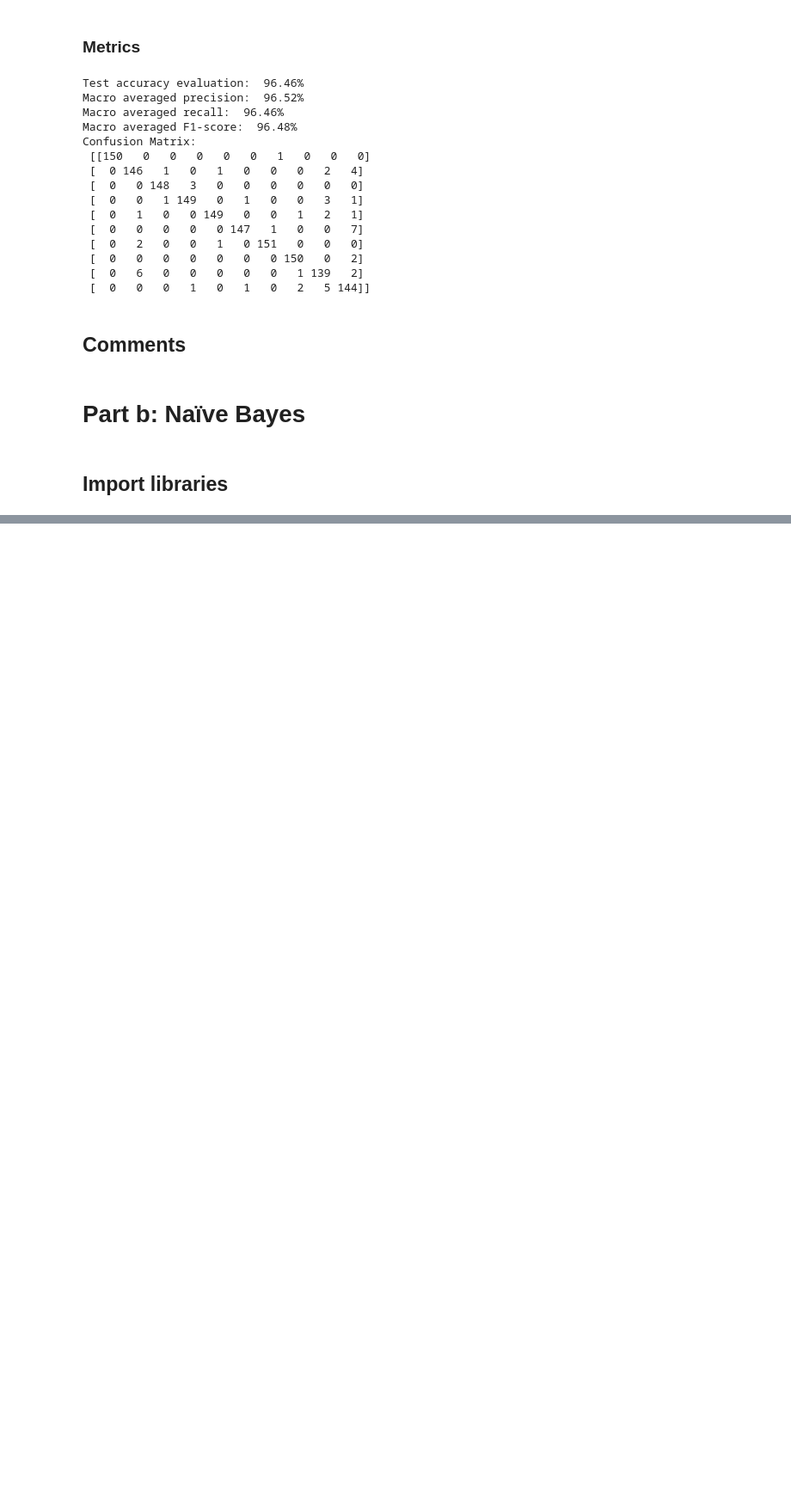
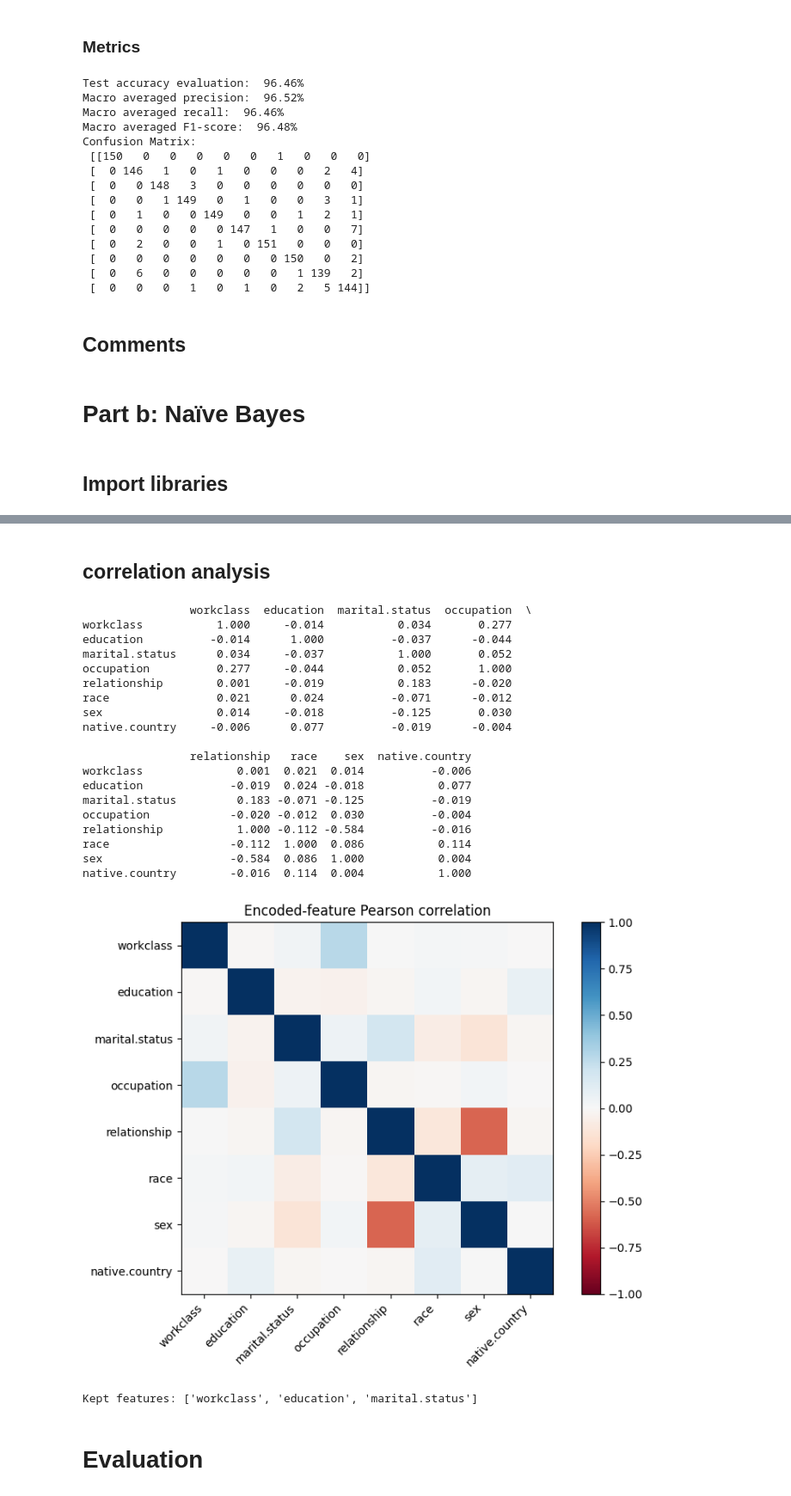
Before and after one commit to ziad540/Decision-Trees-Probabilistic-Models, a Jupyter notebook: Probabilistic Gaussian Generative Classifier + Naive Bayes.ipynb, the cells around one changed output, grey strips where cells are left out. Shown at 86% size. Saved outputs shown, nothing was run; the diff lists cells and outputs as text; code cells hidden in the pictures; blank space fills up the shorter version.

Commit message:
added the feature selection subsets part and the correlation part

```diff
--- a/Probabilistic Gaussian Generative Classifier + Naive Bayes.ipynb
+++ b/Probabilistic Gaussian Generative Classifier + Naive Bayes.ipynb
@@ -236,4 +236,9 @@ import pandas as pd
 import numpy as np
 from sklearn.model_selection import train_test_split
 from sklearn.naive_bayes import MultinomialNB
+from sklearn.metrics import confusion_matrix
 import matplotlib.pyplot as plt
+
+path = '/Volumes/ELHOSS SSD/ML/lab3/adult.csv'
+df = pd.read_csv(path, skipinitialspace=True)
+df.head()
@@ -361,6 +266,0 @@ class NaiveBayesCategorical:
-# %%
-nb = NaiveBayesCategorical(alpha=1.0)
-nb.fit(X_train, Y_train)
-y_val_pred = nb.predict(X_val)
-accuracy = (y_val_pred == Y_val.values).mean()
-print("Validation Accuracy:", accuracy)
@@ -448,0 +354,15 @@ Sklearn MultinomialNB Validation Accuracy: 0.7516380016380017
+# %%
+alpha_values = [0.1, 0.5, 1.0, 2.0, 5.0]
+best_alpha = None
+best_alpha_acc = -1
+for a in alpha_values:
+    nb_a = NaiveBayesCategorical(alpha=a)
+    nb_a.fit(X_train, Y_train)
+    y_val_pred = nb_a.predict(X_val)
+    acc = (y_val_pred == Y_val.values).mean()
+    print(f"Alpha={a} -> Validation Accuracy: {acc:.4f}")
+    if acc > best_alpha_acc:
+        best_alpha_acc = acc
+        best_alpha = a
+
+print(f"\nBest alpha selected: {best_alpha} (val_acc={best_alpha_acc:.4f})")
@@ -448,0 +409,43 @@ Sklearn MultinomialNB Validation Accuracy: 0.7516380016380017
+# %% [markdown]
+## correlation analysis
+# %%
+corr_matrix = X_train.corr()
+print(corr_matrix.round(3))
+
+plt.figure(figsize=(8,6))
+plt.imshow(corr_matrix, cmap="RdBu", vmin=-1, vmax=1)
+plt.colorbar()
+plt.xticks(range(len(corr_matrix.columns)), corr_matrix.columns, rotation=45, ha='right')
+plt.yticks(range(len(corr_matrix.columns)), corr_matrix.columns)
+plt.title("Encoded-feature Pearson correlation")
+plt.tight_layout()
+plt.show()
+# %% [output]
+                workclass  education  marital.status  occupation  \
+workclass           1.000     -0.014           0.034       0.277
+education          -0.014      1.000          -0.037      -0.044
+marital.status      0.034     -0.037           1.000       0.052
+occupation          0.277     -0.044           0.052       1.000
+relationship        0.001     -0.019           0.183      -0.020
+race                0.021      0.024          -0.071      -0.012
+sex                 0.014     -0.018          -0.125       0.030
+native.country     -0.006      0.077          -0.019      -0.004
+
+                relationship   race    sex  native.country
+workclass              0.001  0.021  0.014          -0.006
+education             -0.019  0.024 -0.018           0.077
+marital.status         0.183 -0.071 -0.125          -0.019
+occupation            -0.020 -0.012  0.030          -0.004
+relationship           1.000 -0.112 -0.584          -0.016
+race                  -0.112  1.000  0.086           0.114
+sex                   -0.584  0.086  1.000           0.004
+native.country        -0.016  0.114  0.004           1.000
+[figure, added]
+# %%
+features_to_remove = ["sex"]
+kept_features = [f for f in best_subset if f not in features_to_remove]
+print("Kept features:", kept_features)
+# %% [output]
+Kept features: ['workclass', 'education', 'marital.status']
+# %% [markdown]
+# Evaluation
```
Also changed, not shown: parts of 29 cells of this notebook.
